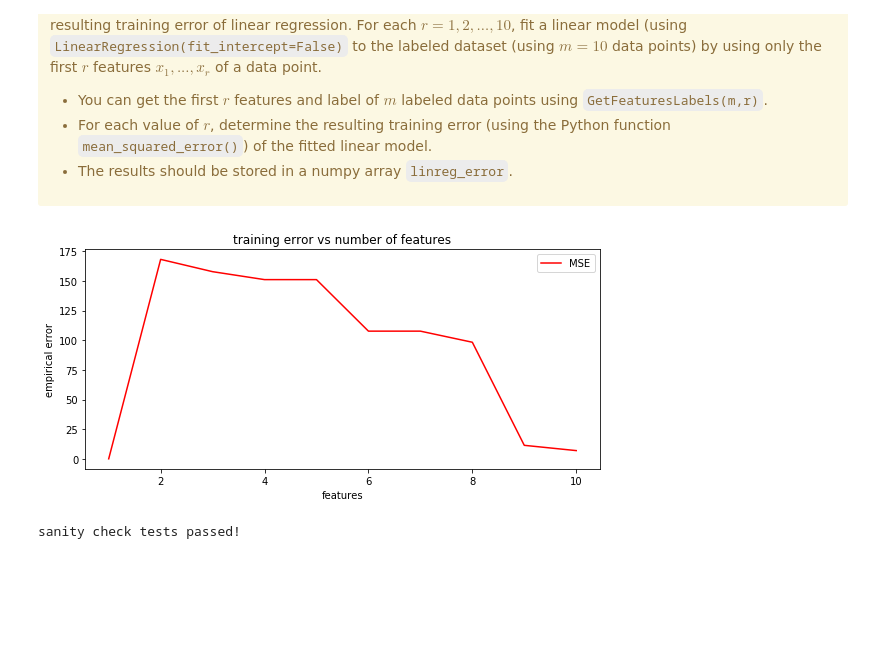
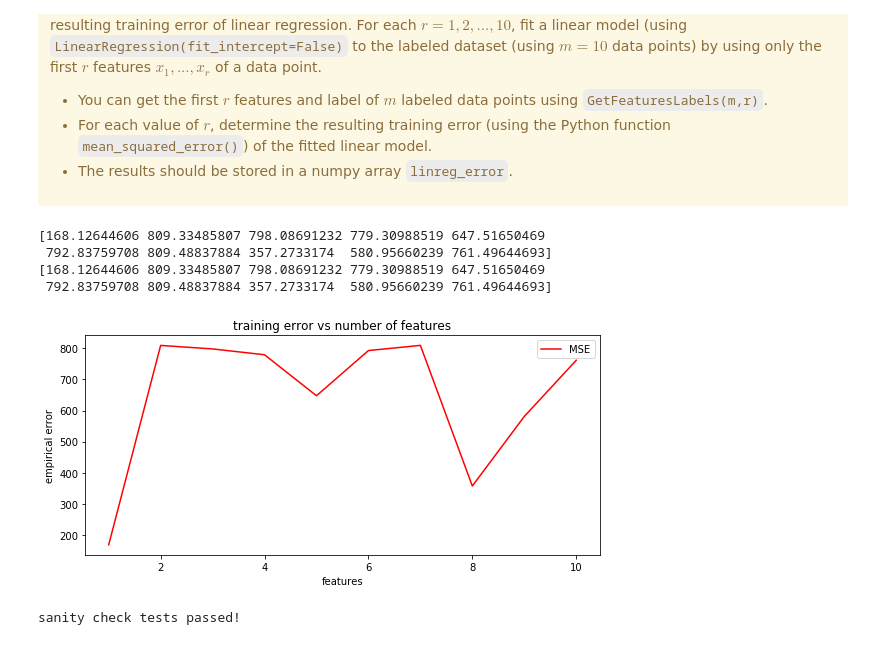
Before and after one commit to ninichang/py-and-fs, a Jupyter notebook: ML/Round 2 - Regression.ipynb, the cells around one changed output. Cells and saved outputs as stored; diff of their text form; code cells hidden in the pictures; blank space fills up the shorter version.

```diff
--- a/ML/Round 2 - Regression.ipynb
+++ b/ML/Round 2 - Regression.ipynb
@@ -442,51 +435,43 @@ of a data point to use for predicting the label $y$. You are now to explore the
 # %%
 from sklearn.linear_model import LinearRegression
 from sklearn.metrics import mean_squared_error
 
 # we use m data points (each data point representing an uncorrupted pixel)
 m = 10
 # maximum number of features used
 max_r = 10
 
 # read in m data points using max_r features
 X, y = GetFeaturesLabels(m, max_r)
-
 # vector for storing the training error of LinearRegresion.fit() for each r
 linreg_error = np.zeros(max_r)
-
-### STUDENT TASK ###
-# linreg_error = ...
-# Hint: loop "max_r" times.
-
-
-# YOUR CODE HERE
-
-for i in range(1,max_r):
-    X, y = GetFeaturesLabels(m, i)
-    reg = LinearRegression(fit_intercept=False)
-    reg = reg.fit(X, y)
-    optimal_weight = reg.coef_
-    optimal_weight = optimal_weight.reshape(-1,1)
-    linreg_error[i] = mean_squared_error(y, reg.predict(X))
-
+reg = LinearRegression(fit_intercept=False)
+for i in range(max_r):
+    reg = reg.fit(X[0:10,i:(i+1)], y)
+    linreg_error[i] = mean_squared_error(y, reg.predict(X[:,i:i+1]))
 
 # create a numpy array "r_values" containing the values 1,2...,max_r
 r_values = np.linspace(1, max_r, max_r, endpoint=True)
 # create a plot object which can be accessed using variables "fig" and "axes"
 fig, axes = plt.subplots(1,1, figsize=(8, 4))
 # add a curve representing the average squared error for each choice of r
 axes.plot(r_values, linreg_error, label='MSE', color='red')
 # add captions for the horizontal and vertical axes
 axes.set_xlabel('features')
 axes.set_ylabel('empirical error')
 # add a title to the plot
 axes.set_title('training error vs number of features')
 axes.legend()
 plt.tight_layout()
+print(linreg_error)
 # display the plot
 plt.show()
 # %% [output]
+[168.12644606 809.33485807 798.08691232 779.30988519 647.51650469
+ 792.83759708 809.48837884 357.2733174  580.95660239 761.49644693]
+[168.12644606 809.33485807 798.08691232 779.30988519 647.51650469
+ 792.83759708 809.48837884 357.2733174  580.95660239 761.49644693]
-[figure, old version]
+[figure, new version]
 # %%
 # this cell constains visible tests (sanity checks) and
 # hidden tests which are used for grading student solutions
```
Also changed, not shown: parts of 8 cells of this notebook, 1 other file.
